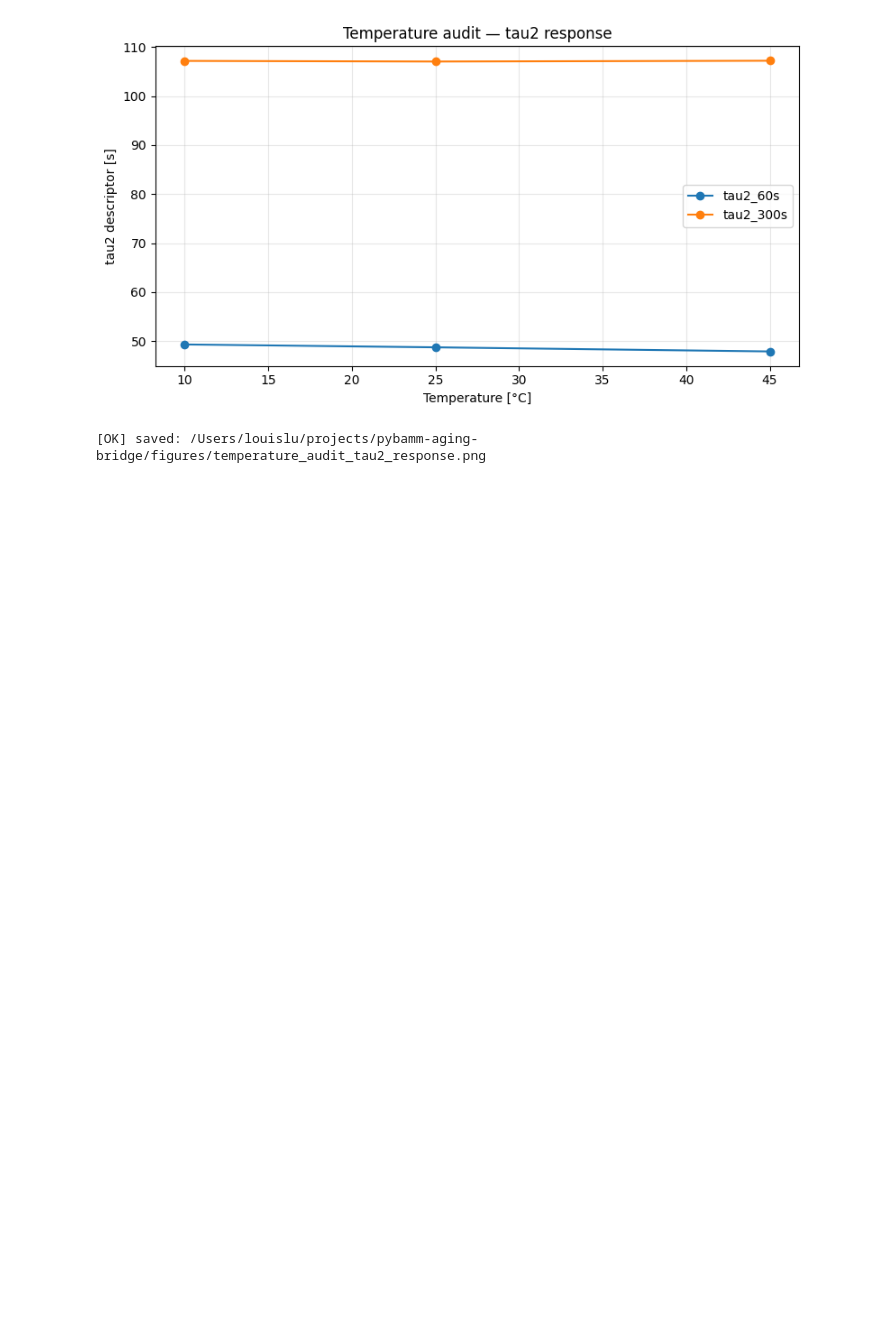
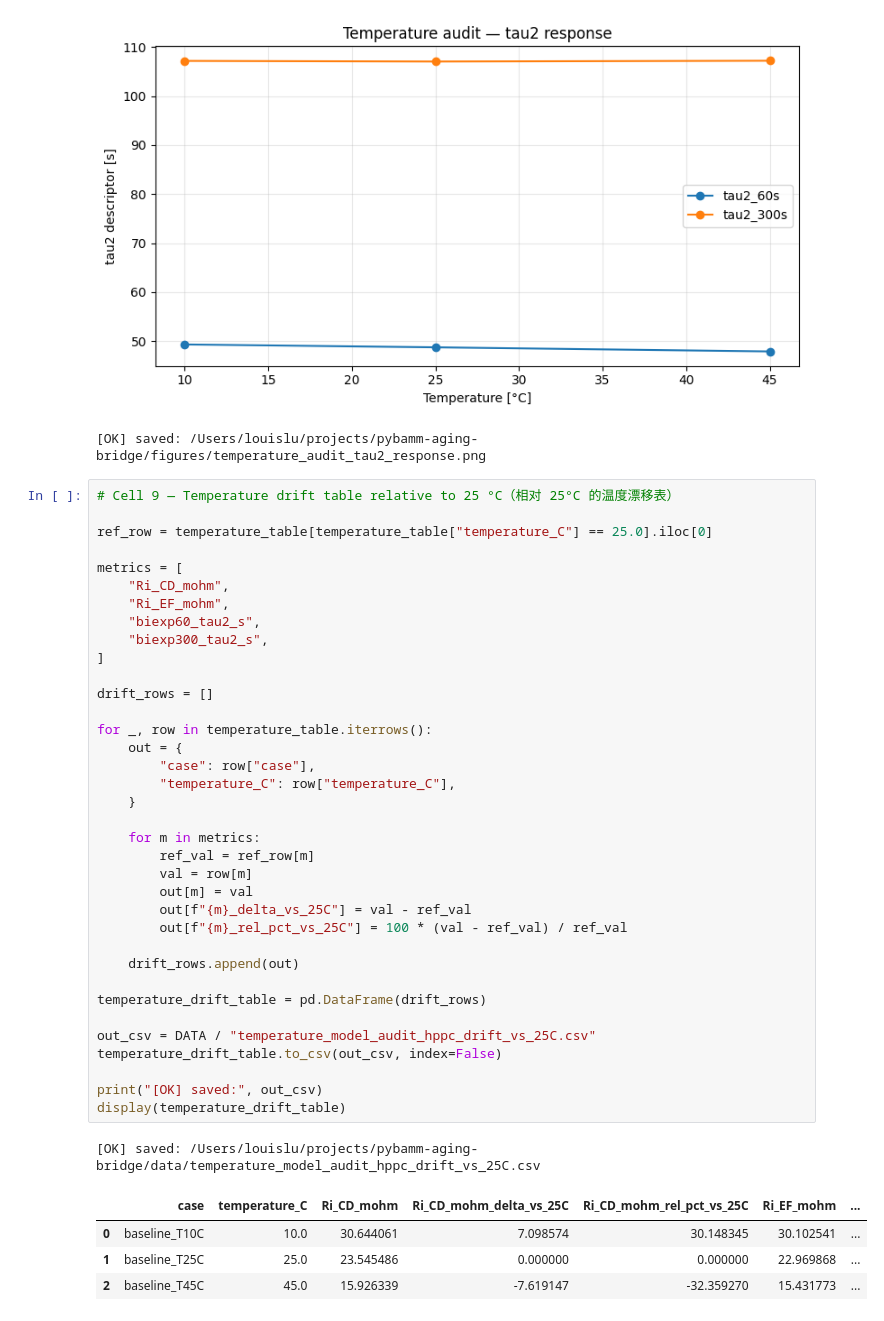
Before and after one commit to jiaxingLu/pybamm-aging-bridge, a Jupyter notebook: notebooks/07_temperature_model_audit.ipynb, the cells around one changed output. Cells and saved outputs as stored; diff of their text form; blank space fills up the shorter version.

```diff
--- a/notebooks/07_temperature_model_audit.ipynb
+++ b/notebooks/07_temperature_model_audit.ipynb
@@ -528,3 +528,45 @@ print("[OK] saved:", fig_path)
 [OK] saved: /Users/louislu/projects/pybamm-aging-bridge/figures/temperature_audit_Ri_response.png
 [figure]
 [OK] saved: /Users/louislu/projects/pybamm-aging-bridge/figures/temperature_audit_tau2_response.png
+# %%
+# Cell 9 — Temperature drift table relative to 25 °C（相对 25°C 的温度漂移表）
+
+ref_row = temperature_table[temperature_table["temperature_C"] == 25.0].iloc[0]
+
+metrics = [
+    "Ri_CD_mohm",
+    "Ri_EF_mohm",
+    "biexp60_tau2_s",
+    "biexp300_tau2_s",
+]
+
+drift_rows = []
+
+for _, row in temperature_table.iterrows():
+    out = {
+        "case": row["case"],
+        "temperature_C": row["temperature_C"],
+    }
+
+    for m in metrics:
+        ref_val = ref_row[m]
+        val = row[m]
+        out[m] = val
+        out[f"{m}_delta_vs_25C"] = val - ref_val
+        out[f"{m}_rel_pct_vs_25C"] = 100 * (val - ref_val) / ref_val
+
+    drift_rows.append(out)
+
+temperature_drift_table = pd.DataFrame(drift_rows)
+
+out_csv = DATA / "temperature_model_audit_hppc_drift_vs_25C.csv"
+temperature_drift_table.to_csv(out_csv, index=False)
+
+print("[OK] saved:", out_csv)
+display(temperature_drift_table)
+# %% [output]
+[OK] saved: /Users/louislu/projects/pybamm-aging-bridge/data/temperature_model_audit_hppc_drift_vs_25C.csv
+|  | case | temperature_C | Ri_CD_mohm | Ri_CD_mohm_delta_vs_25C | Ri_CD_mohm_rel_pct_vs_25C | Ri_EF_mohm | ... |
+| 0 | baseline_T10C | 10.0 | 30.644061 | 7.098574 | 30.148345 | 30.102541 | ... |
+| 1 | baseline_T25C | 25.0 | 23.545486 | 0.000000 | 0.000000 | 22.969868 | ... |
+| 2 | baseline_T45C | 45.0 | 15.926339 | -7.619147 | -32.359270 | 15.431773 | ... |
```
Also changed, not shown: parts of 1 cell of this notebook, 1 other file.
